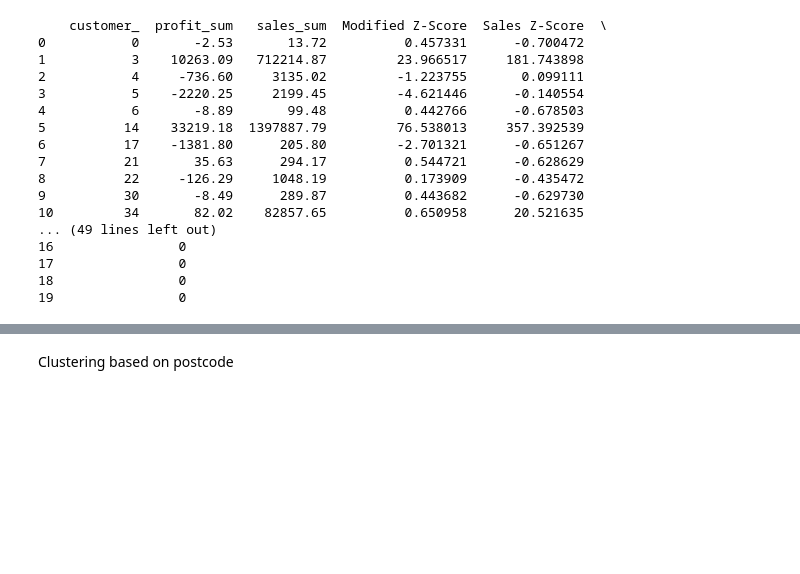
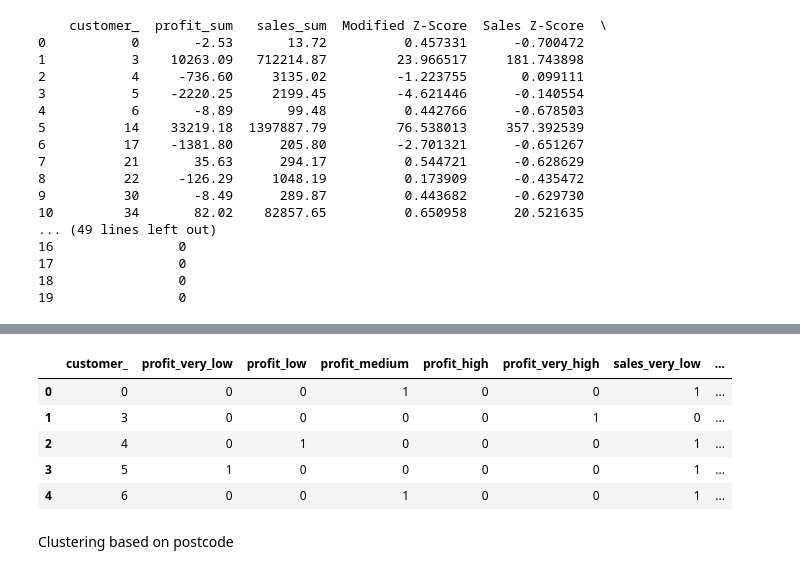
Before and after one commit to Wendyessilfie/Business-statistics-, a Jupyter notebook: taoyin notebook.ipynb, the cells around one changed output, grey strips where cells are left out. Cells and saved outputs as stored; diff of their text form; code cells hidden in the pictures; blank space fills up the shorter version.

```diff
--- a/taoyin notebook.ipynb
+++ b/taoyin notebook.ipynb
@@ -314,3 +320,25 @@ customers_features = TY_customer_merged[['customer_', '']]
+# %%
+# create new dataframe to one hot encode profit and sales columns
+customers_features = TY_customer_merged[['customer_', 'profit_category', 'sales_category']].copy()
+
+# one-hot encode profit and sales columns
+customers_features = pd.get_dummies(customers_features, columns=['profit_category', 'sales_category'], prefix=['profit', 'sales'])
+
+# convert boolean values to binary
+customers_features = customers_features.astype(int)
+
+# convert column names to lowercase and add underscore between words
+customers_features.columns = customers_features.columns.str.replace(' ', '_').str.lower()
+
+# print df head
+customers_features.head()
+# %% [output]
+|  | customer_ | profit_very_low | profit_low | profit_medium | profit_high | profit_very_high | sales_very_low | ... |
+| 0 | 0 | 0 | 0 | 1 | 0 | 0 | 1 | ... |
+| 1 | 3 | 0 | 0 | 0 | 0 | 1 | 0 | ... |
+| 2 | 4 | 0 | 1 | 0 | 0 | 0 | 1 | ... |
+| 3 | 5 | 1 | 0 | 0 | 0 | 0 | 1 | ... |
+| 4 | 6 | 0 | 0 | 1 | 0 | 0 | 1 | ... |
 # %% [markdown]
 Clustering based on postcode
 # %% [markdown]
```
Also changed, not shown: parts of 4 cells of this notebook.
